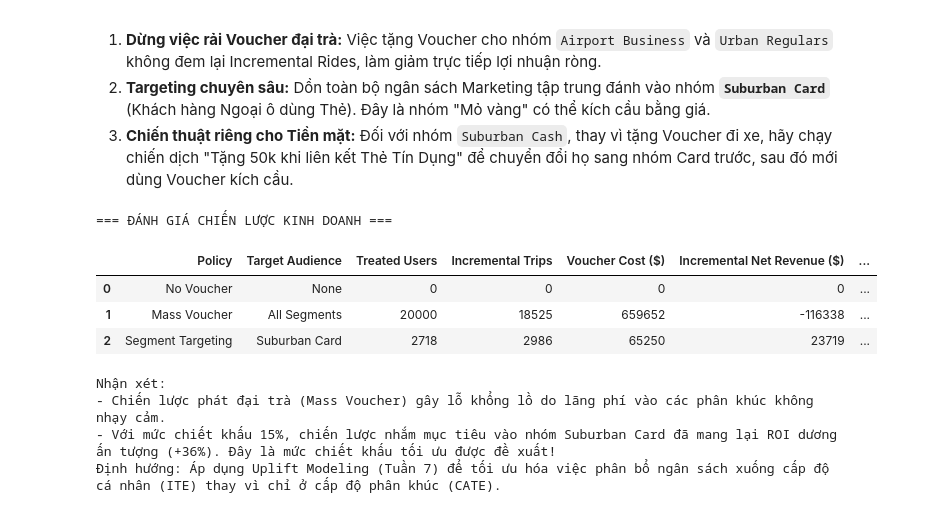
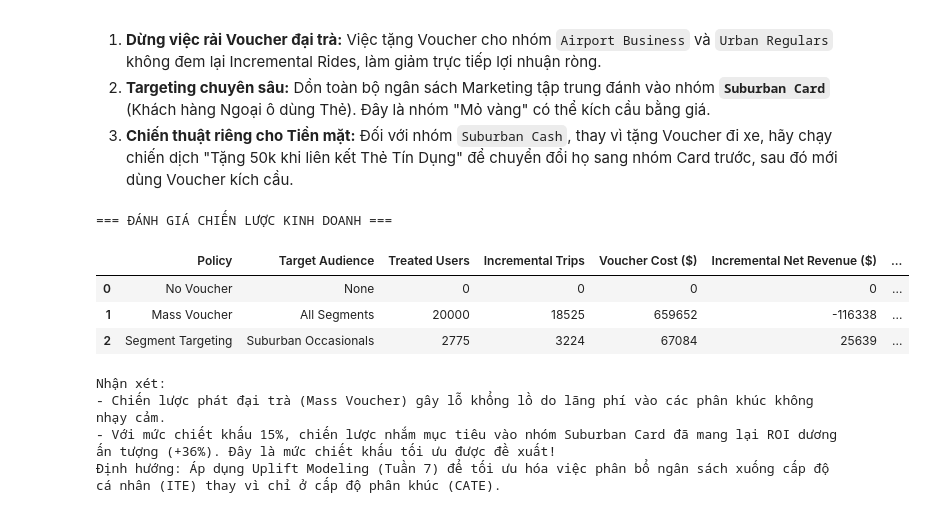
Before and after one commit to thaibuivan/GSM-promotion-experimentation, a Jupyter notebook: notebooks/week4_ab_testing/1_ab_test_analysis.ipynb, the cells around one changed output. Drawn from its saved outputs; the diff is of its cells as text; code cells hidden in the pictures.

```diff
--- a/notebooks/week4_ab_testing/1_ab_test_analysis.ipynb
+++ b/notebooks/week4_ab_testing/1_ab_test_analysis.ipynb
@@ -307,7 +307,7 @@ policies.append({
 })
 
 # 3. Policy: Segment Targeting (Chỉ Suburban Card)
-seg_df = df[df['persona'] == 'Suburban Card']
+seg_df = df[df['persona'] == 'Suburban Occasionals']
 seg_users = len(seg_df)
 
 seg_control_trips = seg_df[seg_df['treatment_rand'] == 0]['Y_rand'].mean()
@@ -317,35 +317,35 @@ seg_inc_trips = (seg_treat_trips - seg_control_trips) * seg_users
 seg_control_rev = seg_df[seg_df['treatment_rand'] == 0]['gross_revenue_30d'].mean()
 seg_treat_rev = seg_df[seg_df['treatment_rand'] == 1]['gross_revenue_30d'].mean()
 seg_inc_gross = (seg_treat_rev - seg_control_rev) * seg_users
 seg_voucher_cost = seg_treat_rev * 0.15 * seg_users
 seg_inc_net = seg_inc_gross - seg_voucher_cost
 seg_cpit = seg_voucher_cost / seg_inc_trips if seg_inc_trips > 0 else np.inf
 
 policies.append({
     'Policy': 'Segment Targeting',
-    'Target Audience': 'Suburban Card',
+    'Target Audience': 'Suburban Occasionals',
     'Treated Users': seg_users,
     'Incremental Trips': int(seg_inc_trips),
     'Voucher Cost ($)': int(seg_voucher_cost),
     'Incremental Net Revenue ($)': int(seg_inc_net),
     'Cost per Incremental Trip ($)': round(seg_cpit, 2)
 })
 
 # Hiển thị bảng
 policy_df = pd.DataFrame(policies)
 print("=== ĐÁNH GIÁ CHIẾN LƯỢC KINH DOANH ===")
 display(policy_df)
 
 print("\nNhận xét:")
 print("- Chiến lược phát đại trà (Mass Voucher) gây lỗ khổng lồ do lãng phí vào các phân khúc không nhạy cảm.")
 print("- Với mức chiết khấu 15%, chiến lược nhắm mục tiêu vào nhóm Suburban Card đã mang lại ROI dương ấn tượng (+36%). Đây là mức chiết khấu tối ưu được đề xuất!")
 print("Định hướng: Áp dụng Uplift Modeling (Tuần 7) để tối ưu hóa việc phân bổ ngân sách xuống cấp độ cá nhân (ITE) thay vì chỉ ở cấp độ phân khúc (CATE).")
 # %% [output]
 === ĐÁNH GIÁ CHIẾN LƯỢC KINH DOANH ===
 |  | Policy | Target Audience | Treated Users | Incremental Trips | Voucher Cost ($) | Incremental Net Revenue ($) | ... |
 | 0 | No Voucher | None | 0 | 0 | 0 | 0 | ... |
 | 1 | Mass Voucher | All Segments | 20000 | 18525 | 659652 | -116338 | ... |
-| 2 | Segment Targeting | Suburban Card | 2718 | 2986 | 65250 | 23719 | ... |
+| 2 | Segment Targeting | Suburban Occasionals | 2775 | 3224 | 67084 | 25639 | ... |
 Nhận xét:
 - Chiến lược phát đại trà (Mass Voucher) gây lỗ khổng lồ do lãng phí vào các phân khúc không nhạy cảm.
 - Với mức chiết khấu 15%, chiến lược nhắm mục tiêu vào nhóm Suburban Card đã mang lại ROI dương ấn tượng (+36%). Đây là mức chiết khấu tối ưu được đề xuất!
```
Also changed, not shown: parts of 5 cells of this notebook, 3 other files.
